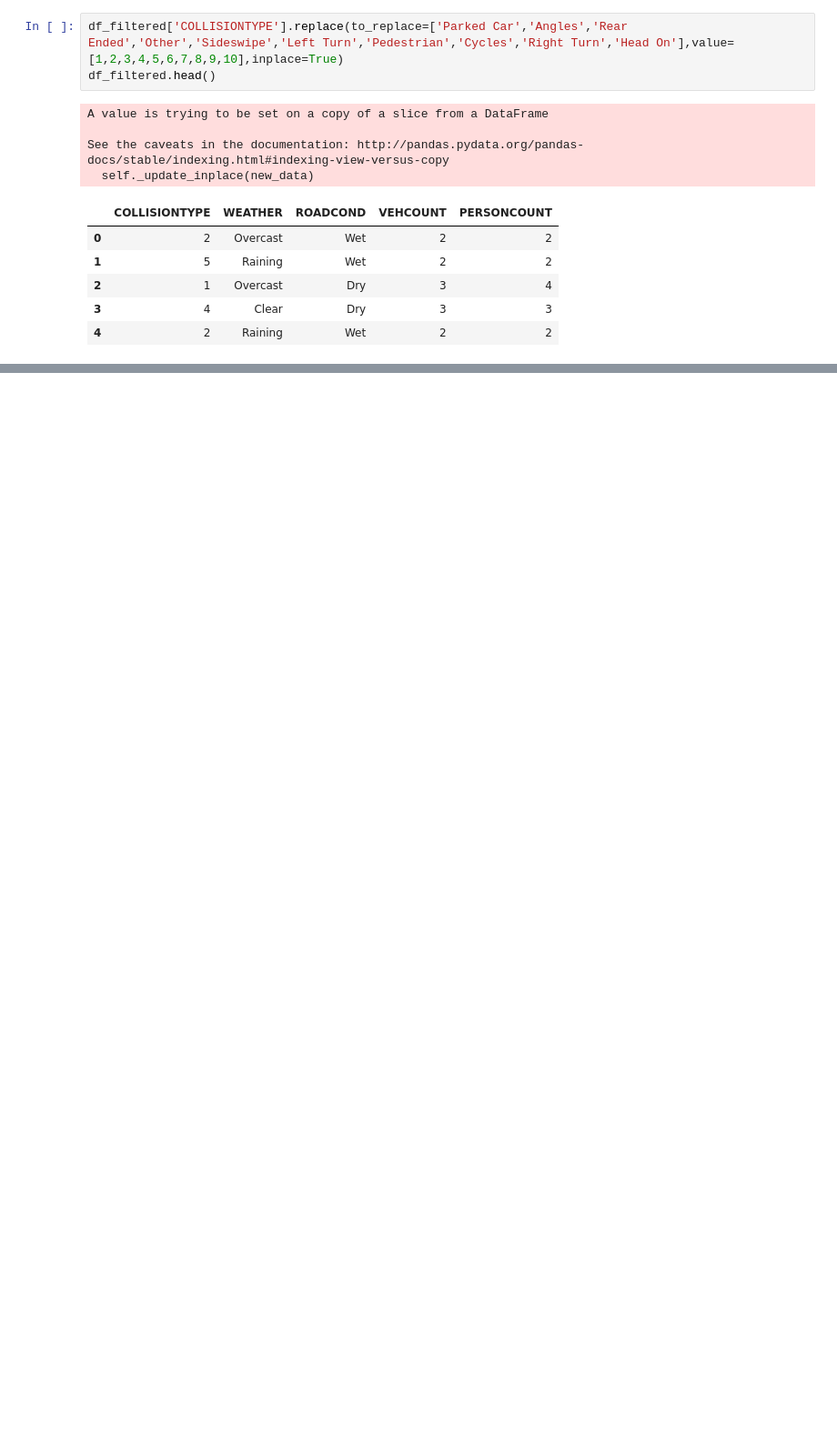
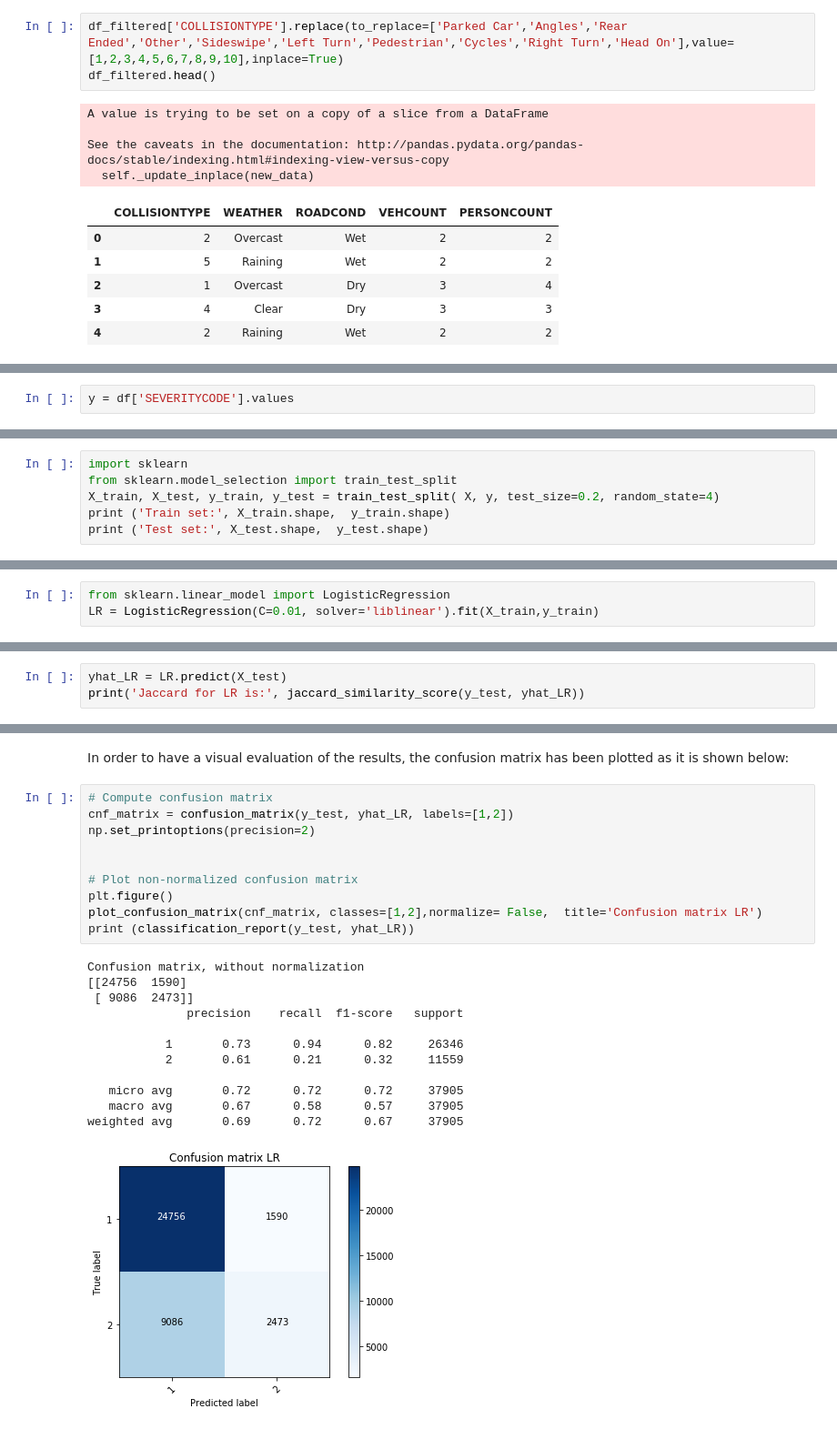
Before and after one commit to IvanMegia/Coursera_Capstone, a Jupyter notebook: Coursera_Capstone_Jupyter_Notebook.ipynb, the cells around one changed output, grey strips where cells are left out. Shown: that part at 91% size. Drawn from its saved outputs; the diff is of its cells as text; blank space fills up the shorter version.

```diff
--- a/Coursera_Capstone_Jupyter_Notebook.ipynb
+++ b/Coursera_Capstone_Jupyter_Notebook.ipynb
@@ -184,0 +203,2 @@ See the caveats in the documentation: http://pandas.pydata.org/pandas-docs/stabl
+# %%
+y = df['SEVERITYCODE'].values
@@ -184,0 +211,6 @@ See the caveats in the documentation: http://pandas.pydata.org/pandas-docs/stabl
+# %%
+import sklearn
+from sklearn.model_selection import train_test_split
+X_train, X_test, y_train, y_test = train_test_split( X, y, test_size=0.2, random_state=4)
+print ('Train set:', X_train.shape,  y_train.shape)
+print ('Test set:', X_test.shape,  y_test.shape)
@@ -184,0 +220,3 @@ See the caveats in the documentation: http://pandas.pydata.org/pandas-docs/stabl
+# %%
+from sklearn.linear_model import LogisticRegression
+LR = LogisticRegression(C=0.01, solver='liblinear').fit(X_train,y_train)
@@ -184,0 +231,3 @@ See the caveats in the documentation: http://pandas.pydata.org/pandas-docs/stabl
+# %%
+yhat_LR = LR.predict(X_test)
+print('Jaccard for LR is:', jaccard_similarity_score(y_test, yhat_LR))
@@ -184,0 +276,25 @@ See the caveats in the documentation: http://pandas.pydata.org/pandas-docs/stabl
+# %% [markdown]
+In order to have a visual evaluation of the results, the confusion matrix has been plotted as it is shown below:
+# %%
+# Compute confusion matrix
+cnf_matrix = confusion_matrix(y_test, yhat_LR, labels=[1,2])
+np.set_printoptions(precision=2)
+
+
+# Plot non-normalized confusion matrix
+plt.figure()
+plot_confusion_matrix(cnf_matrix, classes=[1,2],normalize= False,  title='Confusion matrix LR')
+print (classification_report(y_test, yhat_LR))
+# %% [output]
+Confusion matrix, without normalization
+[[24756  1590]
+ [ 9086  2473]]
+              precision    recall  f1-score   support
+
+           1       0.73      0.94      0.82     26346
+           2       0.61      0.21      0.32     11559
+
+   micro avg       0.72      0.72      0.72     37905
+   macro avg       0.67      0.58      0.57     37905
+weighted avg       0.69      0.72      0.67     37905
+[figure, added]
```
Also changed, not shown: parts of 23 cells of this notebook.
